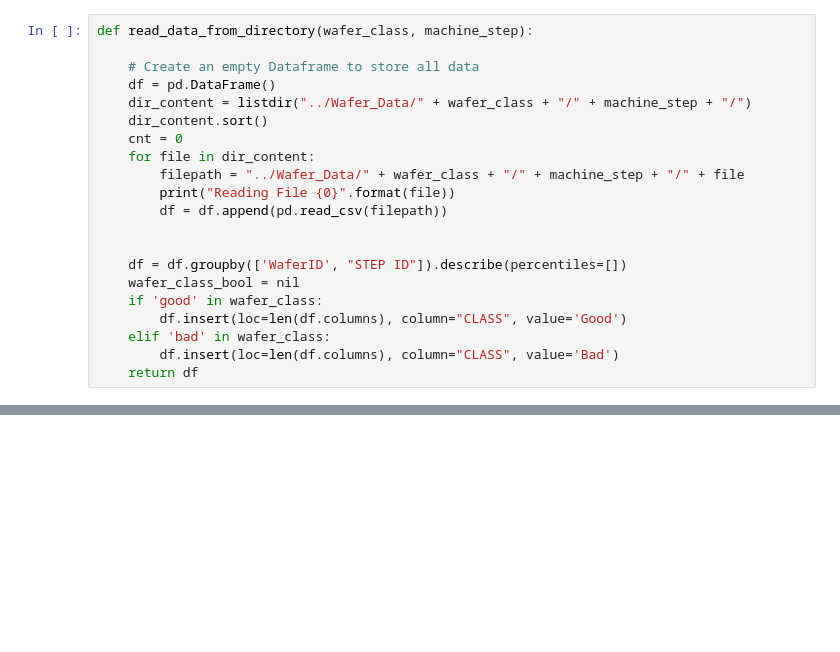
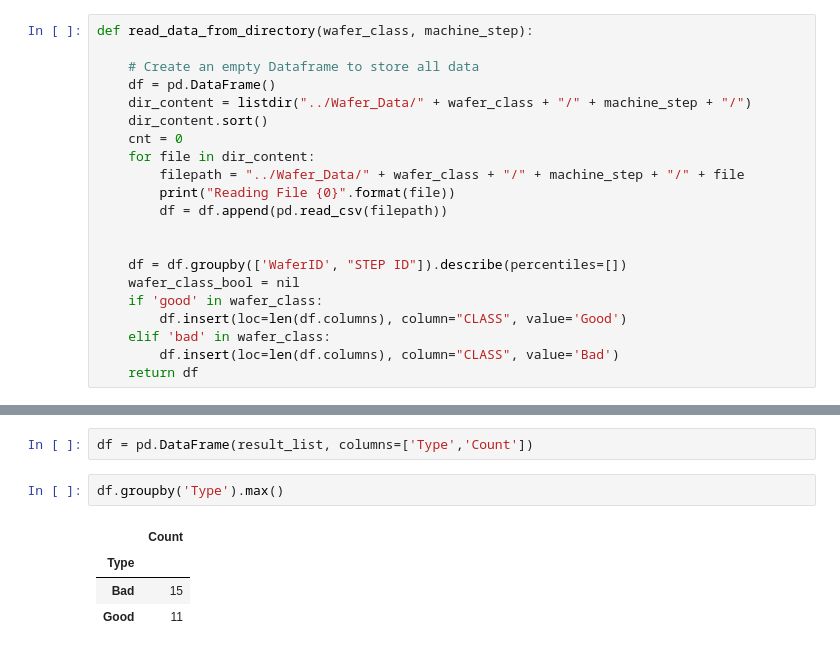
Before and after one commit to jrajsingh/COEN_281_Group_Project, a Jupyter notebook: m2.ipynb, the cells around one changed output, grey strips where cells are left out. Drawn from its saved outputs; the diff is of its cells as text; blank space fills up the shorter version.

```diff
--- a/m2.ipynb
+++ b/m2.ipynb
@@ -200,0 +203,9 @@ weighted avg       0.96      0.96      0.96      1042
+# %%
+df = pd.DataFrame(result_list, columns=['Type','Count'])
+# %%
+df.groupby('Type').max()
+# %% [output]
+|  | Count |
+| Type |  |
+| Bad | 15 |
+| Good | 11 |
```
Also changed, not shown: parts of 11 cells of this notebook.
